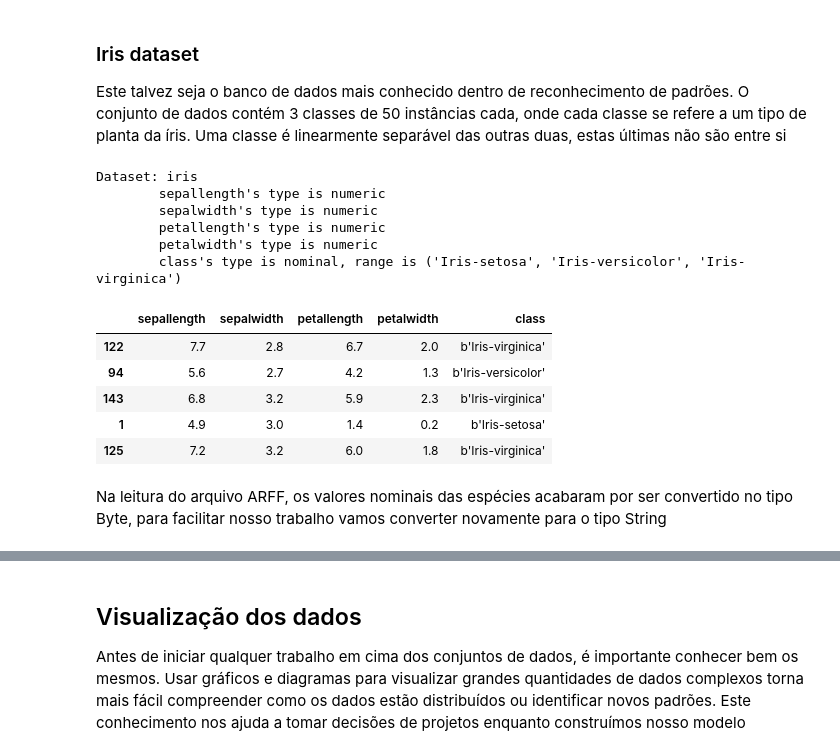
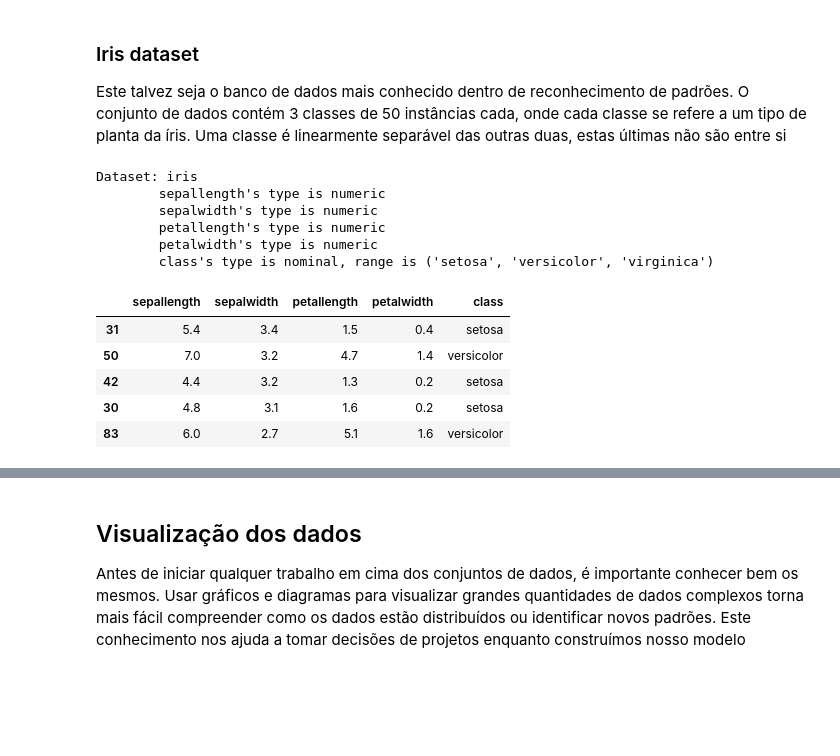
Before and after one commit to xsacbj/Mini-Weka, a Jupyter notebook: Mini Weka.ipynb, the cells around one changed output, grey strips where cells are left out. Drawn from its saved outputs; the diff is of its cells as text; code cells hidden in the pictures; blank space fills up the shorter version.

```diff
--- a/Mini Weka.ipynb
+++ b/Mini Weka.ipynb
@@ -55,23 +55,19 @@ from scipy.io.arff import loadarff
 Este talvez seja o banco de dados mais conhecido dentro de reconhecimento de padrões. O conjunto de dados contém 3 classes de 50 instâncias cada, onde cada classe se refere a um tipo de planta da íris. Uma classe é linearmente separável das outras duas, estas últimas não são entre si
 # %%
 data, info = loadarff('./data/iris.arff')
-data = pd.DataFrame(data)
-info
+data = (pd.DataFrame(data)).apply(lambda x: x.apply(lambda s: s.decode("utf-8")) if type(x[0])==bytes else x)
+print(info)
+data.sample(5)
 # %% [output]
 Dataset: iris
         sepallength's type is numeric
         sepalwidth's type is numeric
         petallength's type is numeric
         petalwidth's type is numeric
-        class's type is nominal, range is ('Iris-setosa', 'Iris-versicolor', 'Iris-virginica')
+        class's type is nominal, range is ('setosa', 'versicolor', 'virginica')
+|  | sepallength | sepalwidth | petallength | petalwidth | class |
+| 31 | 5.4 | 3.4 | 1.5 | 0.4 | setosa |
+| 50 | 7.0 | 3.2 | 4.7 | 1.4 | versicolor |
+| 42 | 4.4 | 3.2 | 1.3 | 0.2 | setosa |
+| 30 | 4.8 | 3.1 | 1.6 | 0.2 | setosa |
+| 83 | 6.0 | 2.7 | 5.1 | 1.6 | versicolor |
-# %%
-data.sample(5)
-# %% [output]
-|  | sepallength | sepalwidth | petallength | petalwidth | class |
-| 122 | 7.7 | 2.8 | 6.7 | 2.0 | b'Iris-virginica' |
-| 94 | 5.6 | 2.7 | 4.2 | 1.3 | b'Iris-versicolor' |
-| 143 | 6.8 | 3.2 | 5.9 | 2.3 | b'Iris-virginica' |
-| 1 | 4.9 | 3.0 | 1.4 | 0.2 | b'Iris-setosa' |
-| 125 | 7.2 | 3.2 | 6.0 | 1.8 | b'Iris-virginica' |
-# %% [markdown]
-Na leitura do arquivo ARFF, os valores nominais das espécies acabaram por ser convertido no tipo Byte, para facilitar nosso trabalho vamos converter novamente para o tipo String
```
Also changed, not shown: parts of 8 cells of this notebook.
